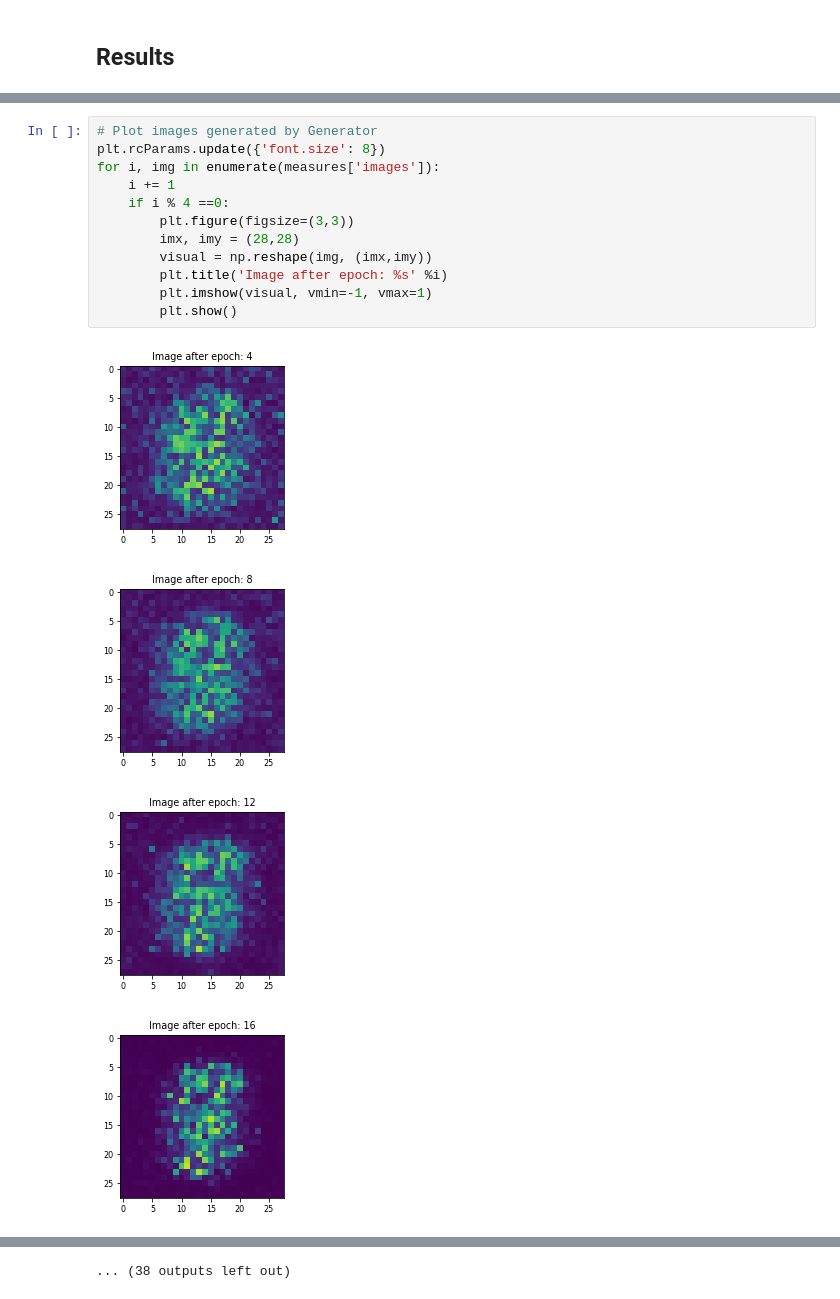
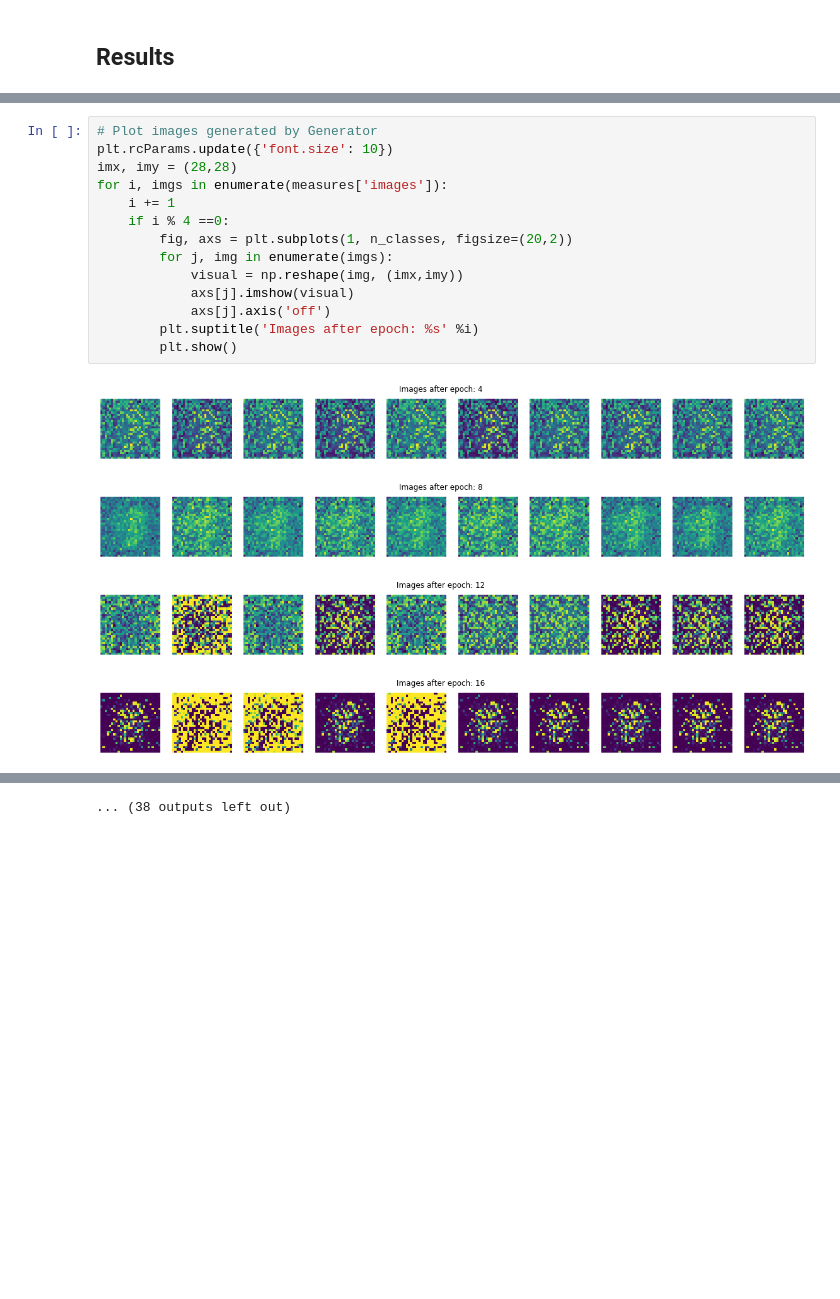
Before and after one commit to udeepam/gan, a Jupyter notebook: notebooks/gan.ipynb, the cells around one changed output, grey strips where cells are left out. Cells and saved outputs as stored; diff of their text form; blank space fills up the shorter version.

```diff
--- a/notebooks/gan.ipynb
+++ b/notebooks/gan.ipynb
@@ -416,17 +409,19 @@ plt.show()
 # %%
 # Plot images generated by Generator
-plt.rcParams.update({'font.size': 8})
-for i, img in enumerate(measures['images']):
+plt.rcParams.update({'font.size': 10})
+imx, imy = (28,28)
+for i, imgs in enumerate(measures['images']):
     i += 1
     if i % 4 ==0:
-        plt.figure(figsize=(3,3))
-        imx, imy = (28,28)
-        visual = np.reshape(img, (imx,imy))
-        plt.title('Image after epoch: %s' %i)
-        plt.imshow(visual, vmin=-1, vmax=1)
+        fig, axs = plt.subplots(1, n_classes, figsize=(20,2))
+        for j, img in enumerate(imgs):
+            visual = np.reshape(img, (imx,imy))
+            axs[j].imshow(visual)
+            axs[j].axis('off')
+        plt.suptitle('Images after epoch: %s' %i)
         plt.show()
 # %% [output]
-[figure, old version]
+[figure, new version]
-[figure, old version]
+[figure, new version]
-[figure, old version]
+[figure, new version]
-[figure, old version]
+[figure, new version]
```
Also changed, not shown: parts of 7 cells of this notebook, 1 other file.
